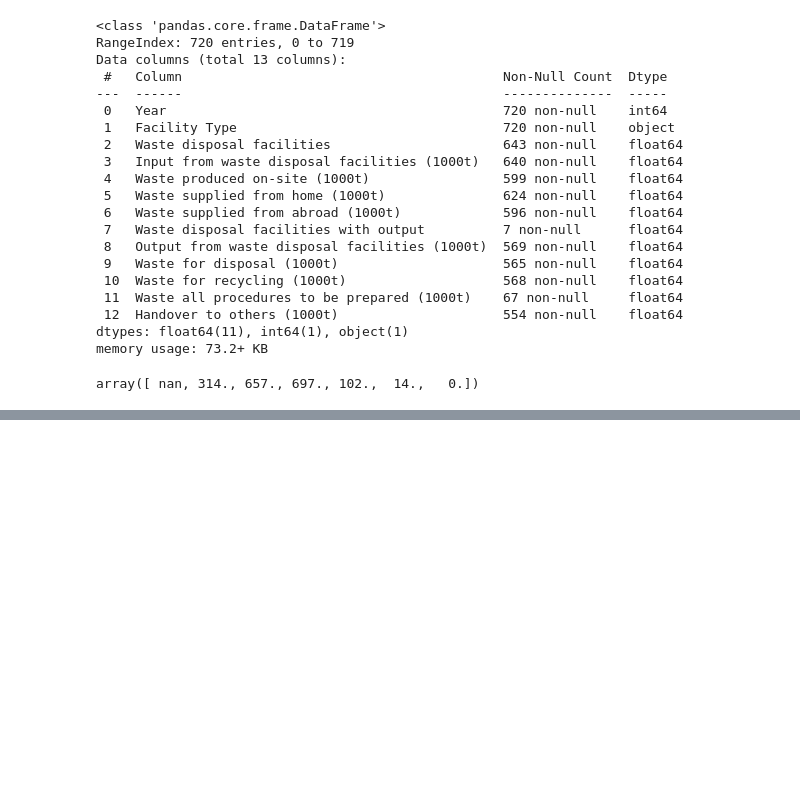
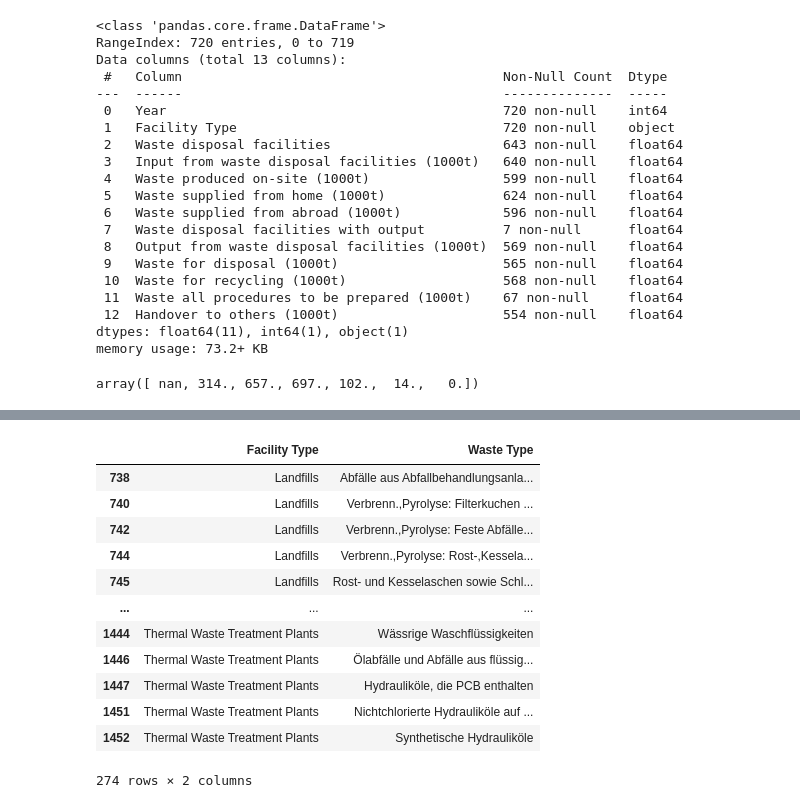
Before and after one commit to UyenDhNguyen/Germany-Waste-Management-Analysis, a Jupyter notebook: Data/Genesis_Destatis/Waste Disposal/clean_waste_disposal.ipynb, the cells around one changed output, grey strips where cells are left out. Drawn from its saved outputs; the diff is of its cells as text; code cells hidden in the pictures; blank space fills up the shorter version.

Commit message:
clean 32111-0004, rows all NA removed due to speed

```diff
--- a/Data/Genesis_Destatis/Waste Disposal/clean_waste_disposal.ipynb
+++ b/Data/Genesis_Destatis/Waste Disposal/clean_waste_disposal.ipynb
@@ -250,0 +401,31 @@ waste_df6.to_csv(f"cleaned_{d6['Table']}_Waste-Disposal-{d6['filename']}", index
+# %%
+import concurrent.futures
+
+def translate_df(clean_guide, df):
+    to_translate = clean_guide["To Translate"]
+    if to_translate:
+        for k, v in to_translate.items():
+            if v: # can be optimized
+                unique_vals = list(df[k].unique())
+                translated_unique_vals = [translator.translate(x).text for x in unique_vals]
+                mappings = dict(zip(unique_vals, translated_unique_vals))
+                df[k] = df[k].apply(lambda x: mappings[x])
+                df[k] = df[k].str.title()
+            else:
+                df[k] = df[k].apply(lambda x: translator.translate(x).text)
+
+    return df
+
+
+
+results = []
+with concurrent.futures.ThreadPoolExecutor(max_workers=300) as executor:
+    future_dfs = {executor.submit(translate_df, d3, df): df for df in df3s}
+    for future in concurrent.futures.as_completed(future_dfs):
+        df = future_dfs[future]
+        try:
+            results.append(df)
+        except Exception as e:
+            print('%r generated an exception: %s' % (df, e))
+        else:
+            print('%r page is %d bytes' % (df, len(df)))
@@ -250,0 +450,16 @@ waste_df6.to_csv(f"cleaned_{d6['Table']}_Waste-Disposal-{d6['filename']}", index
+# %%
+results[1]
+# %% [output]
+|  | Facility Type | Waste Type |
+| 738 | Landfills | Abfälle aus Abfallbehandlungsanla... |
+| 740 | Landfills | Verbrenn.,Pyrolyse: Filterkuchen ... |
+| 742 | Landfills | Verbrenn.,Pyrolyse: Feste Abfälle... |
+| 744 | Landfills | Verbrenn.,Pyrolyse: Rost-,Kessela... |
+| 745 | Landfills | Rost- und Kesselaschen sowie Schl... |
+| ... | ... | ... |
+| 1444 | Thermal Waste Treatment Plants | Wässrige Waschflüssigkeiten |
+| 1446 | Thermal Waste Treatment Plants | Ölabfälle und Abfälle aus flüssig... |
+| 1447 | Thermal Waste Treatment Plants | Hydrauliköle, die PCB enthalten |
+| 1451 | Thermal Waste Treatment Plants | Nichtchlorierte Hydrauliköle auf ... |
+| 1452 | Thermal Waste Treatment Plants | Synthetische Hydrauliköle |
+274 rows × 2 columns
```
Also changed, not shown: parts of 17 cells of this notebook, 1 other file.
